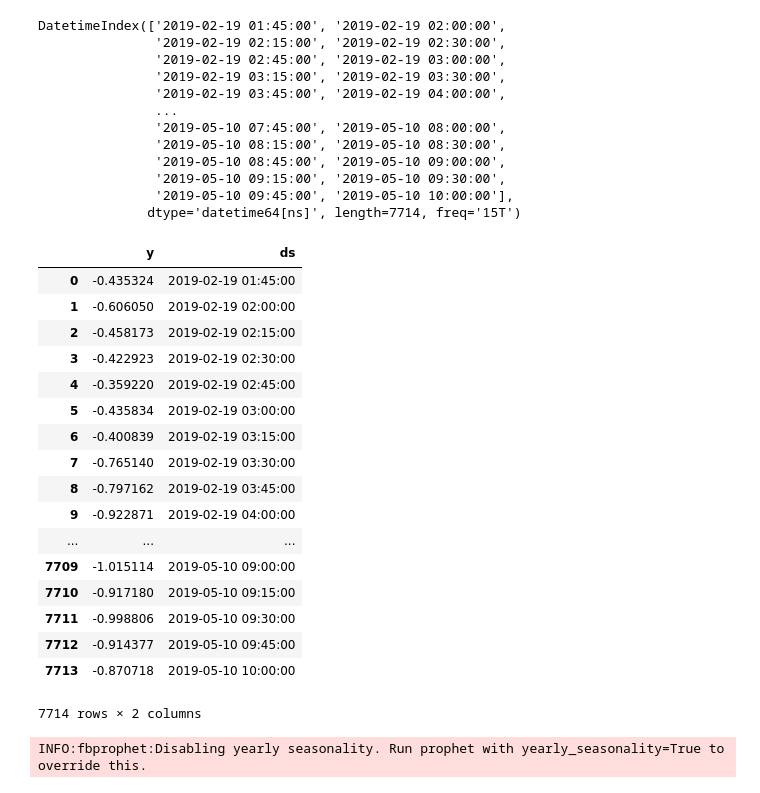
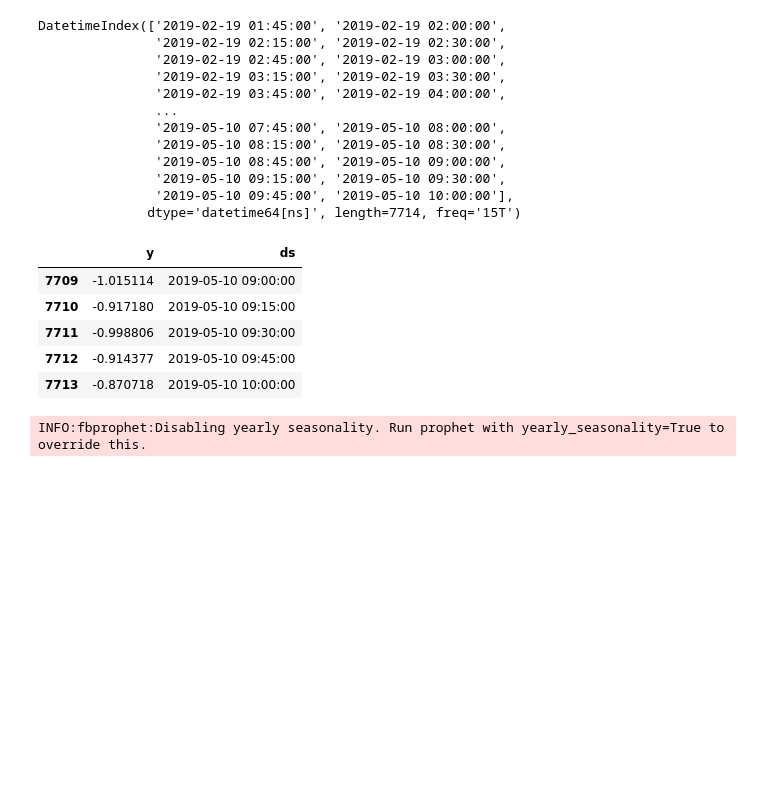
Before and after one commit to longyg/ml-project, a Jupyter notebook: active-user-prediction/active-user-prediction.ipynb, the cells around one changed output. Drawn from its saved outputs; the diff is of its cells as text; code cells hidden in the pictures; blank space fills up the shorter version.

```diff
--- a/active-user-prediction/active-user-prediction.ipynb
+++ b/active-user-prediction/active-user-prediction.ipynb
@@ -24,29 +27,17 @@ DatetimeIndex(['2019-02-19 01:45:00', '2019-02-19 02:00:00',
 # %%
 df = df.rename(columns={0:'y'})
 # %%
-df['ds'] = ts
+df['ds'] = ds
 # %%
 df['y'] = (df['y'] - df['y'].mean()) / (df['y'].std())
-df
+df.tail()
 # %% [output]
 |  | y | ds |
-| 0 | -0.435324 | 2019-02-19 01:45:00 |
-| 1 | -0.606050 | 2019-02-19 02:00:00 |
-| 2 | -0.458173 | 2019-02-19 02:15:00 |
-| 3 | -0.422923 | 2019-02-19 02:30:00 |
-| 4 | -0.359220 | 2019-02-19 02:45:00 |
-| 5 | -0.435834 | 2019-02-19 03:00:00 |
-| 6 | -0.400839 | 2019-02-19 03:15:00 |
-| 7 | -0.765140 | 2019-02-19 03:30:00 |
-| 8 | -0.797162 | 2019-02-19 03:45:00 |
-| 9 | -0.922871 | 2019-02-19 04:00:00 |
-| ... | ... | ... |
 | 7709 | -1.015114 | 2019-05-10 09:00:00 |
 | 7710 | -0.917180 | 2019-05-10 09:15:00 |
 | 7711 | -0.998806 | 2019-05-10 09:30:00 |
 | 7712 | -0.914377 | 2019-05-10 09:45:00 |
 | 7713 | -0.870718 | 2019-05-10 10:00:00 |
-7714 rows × 2 columns
 # %%
 from fbprophet import Prophet
 m = Prophet()
```
Also changed, not shown: parts of 1 cell of this notebook, 1 other file.
